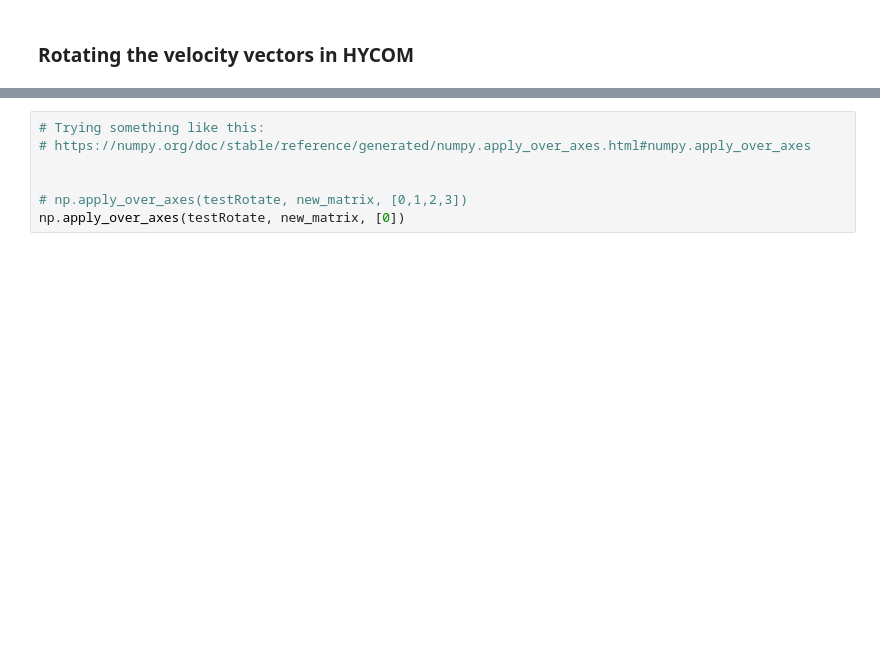
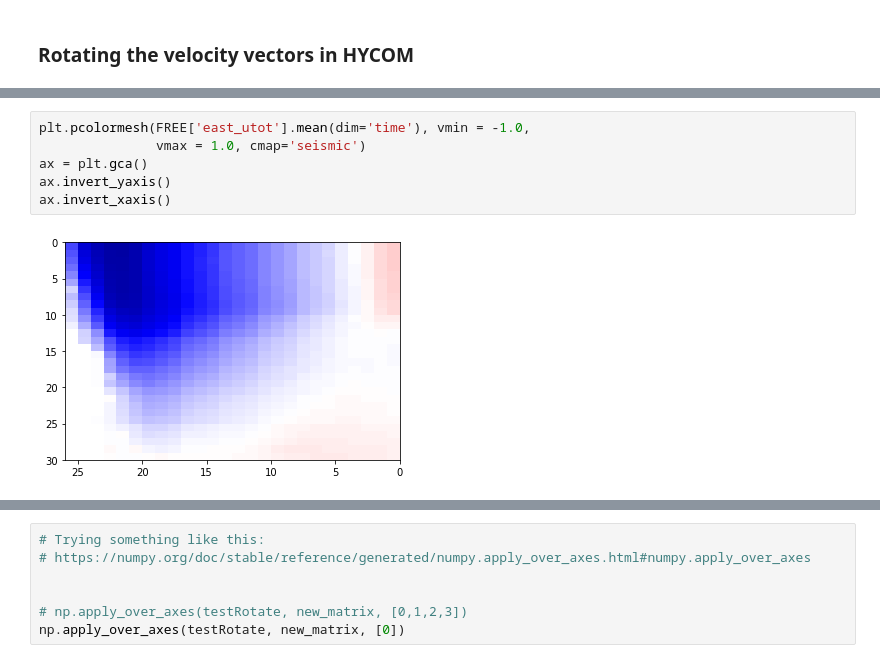
Before and after one commit to HarryLuyt/paper1_scripts, a Jupyter notebook: Scripts/HYCOM_ACT_Section.ipynb, the cells around one changed output, grey strips where cells are left out. Cells and saved outputs as stored; diff of their text form; blank space fills up the shorter version.

```diff
--- a/Scripts/HYCOM_ACT_Section.ipynb
+++ b/Scripts/HYCOM_ACT_Section.ipynb
@@ -157,0 +182,8 @@ new_matrix.shape
+# %%
+plt.pcolormesh(FREE['east_utot'].mean(dim='time'), vmin = -1.0,
+               vmax = 1.0, cmap='seismic')
+ax = plt.gca()
+ax.invert_yaxis()
+ax.invert_xaxis()
+# %% [output]
+[figure, added]
```
Also changed, not shown: parts of 11 cells of this notebook.
